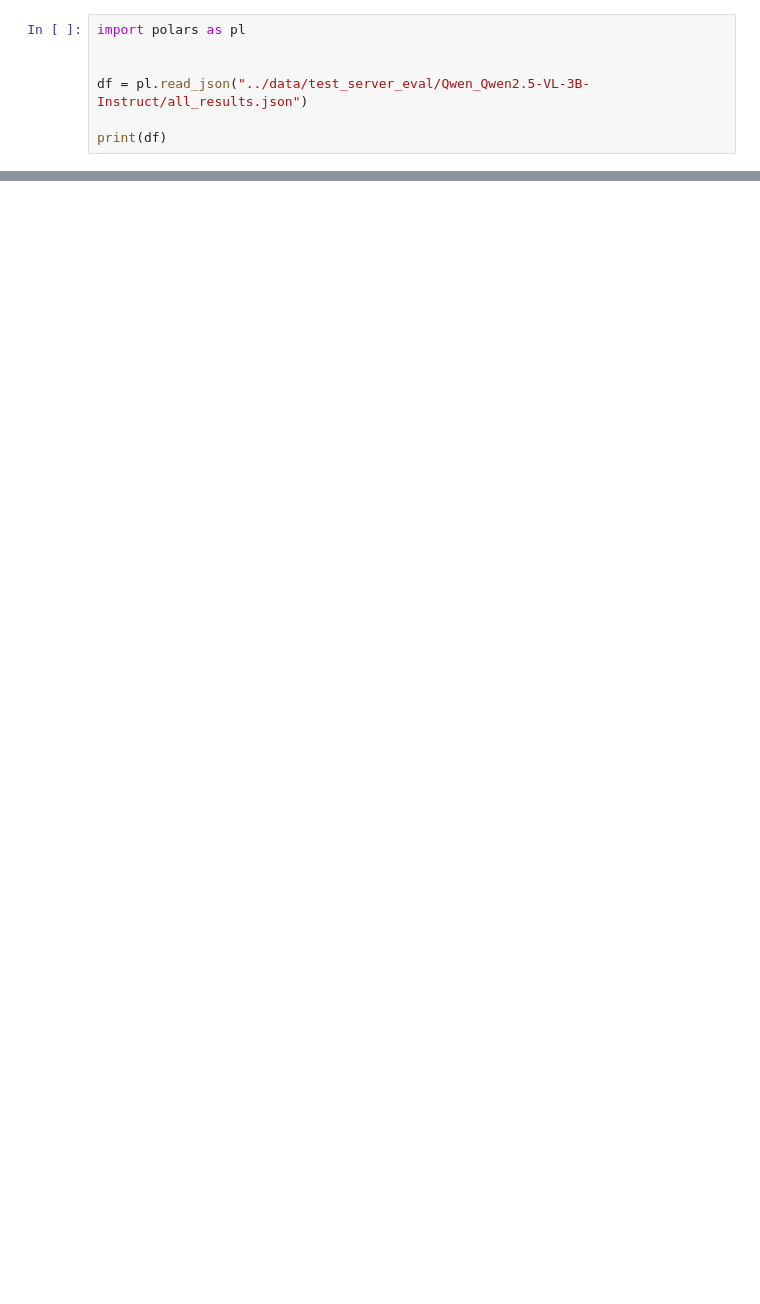
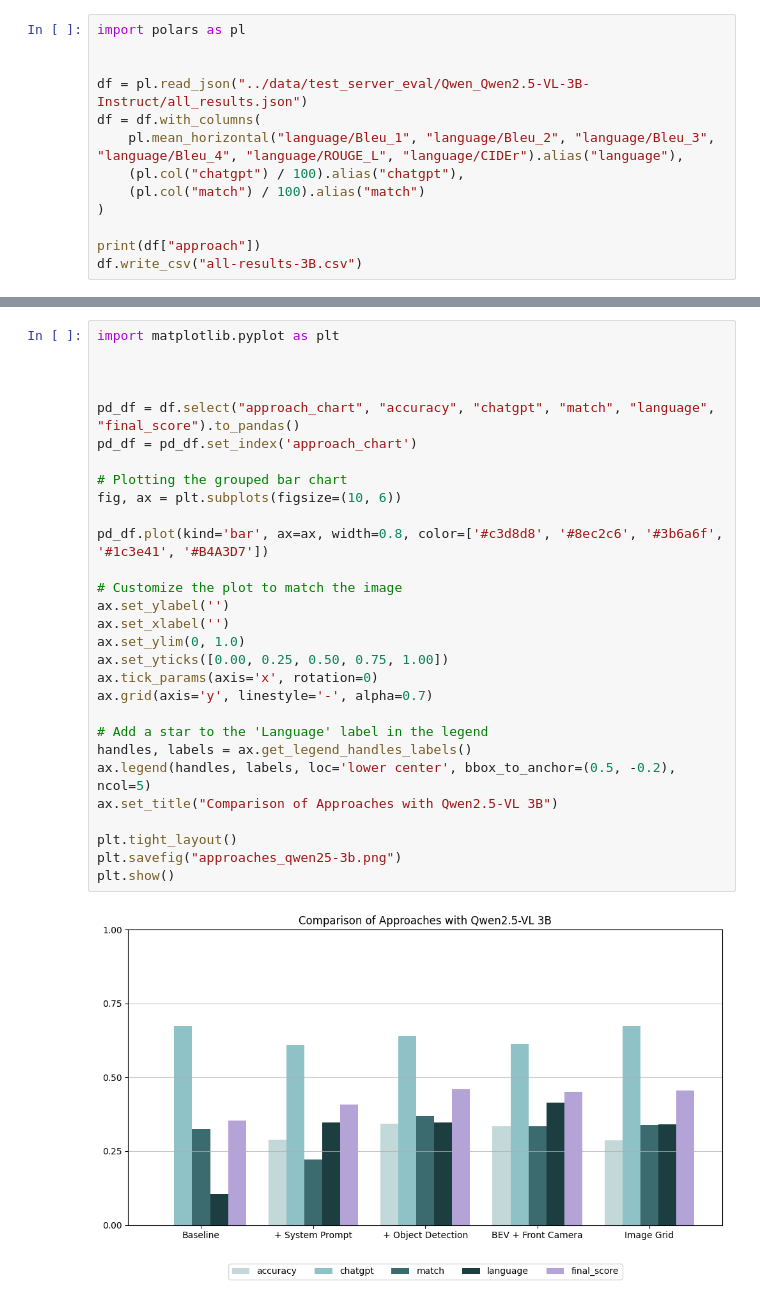
Before and after one commit to csiemssen/APP-RAS-Driving-with-Language, a Jupyter notebook: notebooks/plots.ipynb, the cells around one changed output, grey strips where cells are left out. Cells and saved outputs as stored; diff of their text form; blank space fills up the shorter version.

```diff
--- a/notebooks/plots.ipynb
+++ b/notebooks/plots.ipynb
@@ -3,6 +3,12 @@ import polars as pl
 
 
 df = pl.read_json("../data/test_server_eval/Qwen_Qwen2.5-VL-3B-Instruct/all_results.json")
+df = df.with_columns(
+    pl.mean_horizontal("language/Bleu_1", "language/Bleu_2", "language/Bleu_3", "language/Bleu_4", "language/ROUGE_L", "language/CIDEr").alias("language"),
+    (pl.col("chatgpt") / 100).alias("chatgpt"),
+    (pl.col("match") / 100).alias("match")
+)
 
-print(df)
+print(df["approach"])
+df.write_csv("all-results-3B.csv")
 # %% [output]
@@ -36,0 +75,31 @@ df.plot.bar(
+# %%
+import matplotlib.pyplot as plt
+
+
+
+pd_df = df.select("approach_chart", "accuracy", "chatgpt", "match", "language", "final_score").to_pandas()
+pd_df = pd_df.set_index('approach_chart')
+
+# Plotting the grouped bar chart
+fig, ax = plt.subplots(figsize=(10, 6))
+
+pd_df.plot(kind='bar', ax=ax, width=0.8, color=['#c3d8d8', '#8ec2c6', '#3b6a6f', '#1c3e41', '#B4A3D7'])
+
+# Customize the plot to match the image
+ax.set_ylabel('')
+ax.set_xlabel('')
+ax.set_ylim(0, 1.0)
+ax.set_yticks([0.00, 0.25, 0.50, 0.75, 1.00])
+ax.tick_params(axis='x', rotation=0)
+ax.grid(axis='y', linestyle='-', alpha=0.7)
+
+# Add a star to the 'Language' label in the legend
+handles, labels = ax.get_legend_handles_labels()
+ax.legend(handles, labels, loc='lower center', bbox_to_anchor=(0.5, -0.2), ncol=5)
+ax.set_title("Comparison of Approaches with Qwen2.5-VL 3B")
+
+plt.tight_layout()
+plt.savefig("approaches_qwen25-3b.png")
+plt.show()
+# %% [output]
+[figure, added]
```
Also changed, not shown: parts of 4 cells of this notebook, 1 other file.
